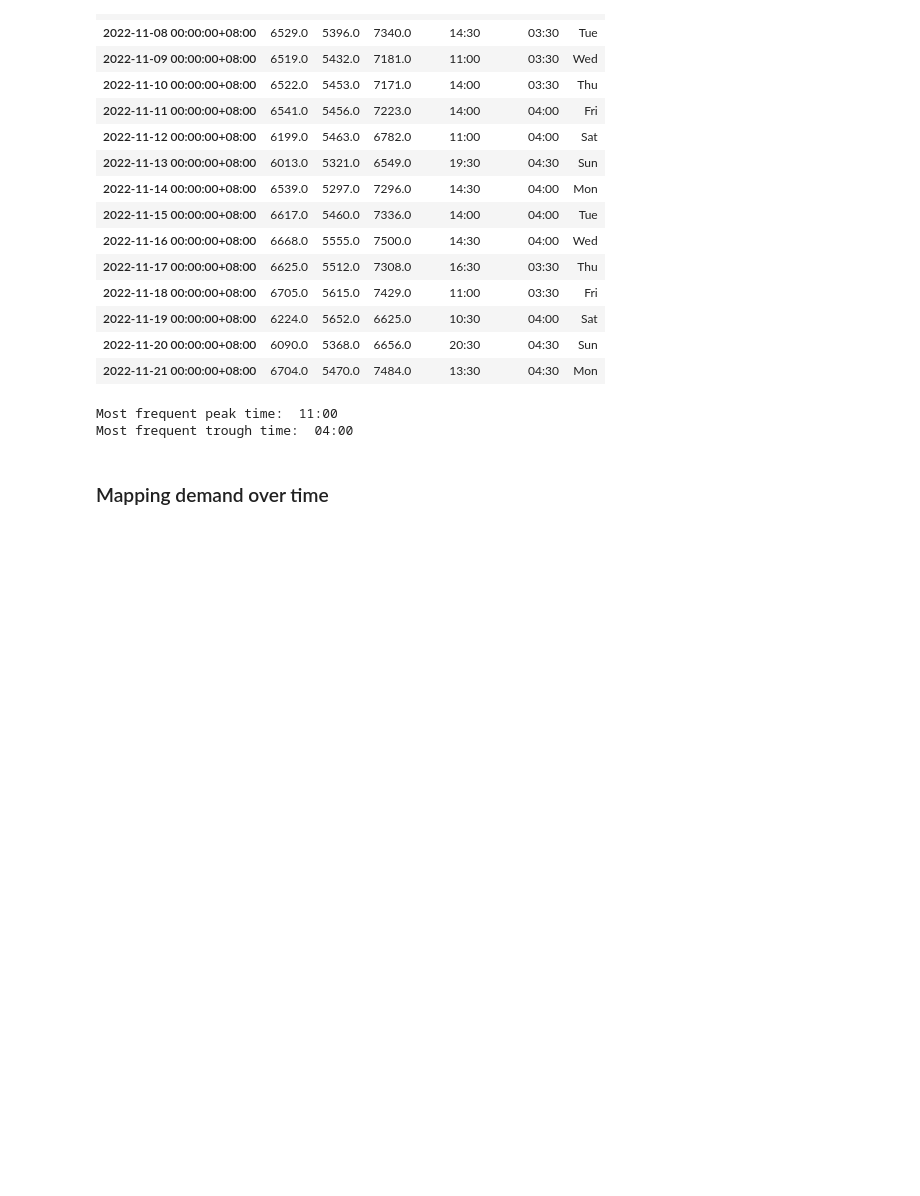
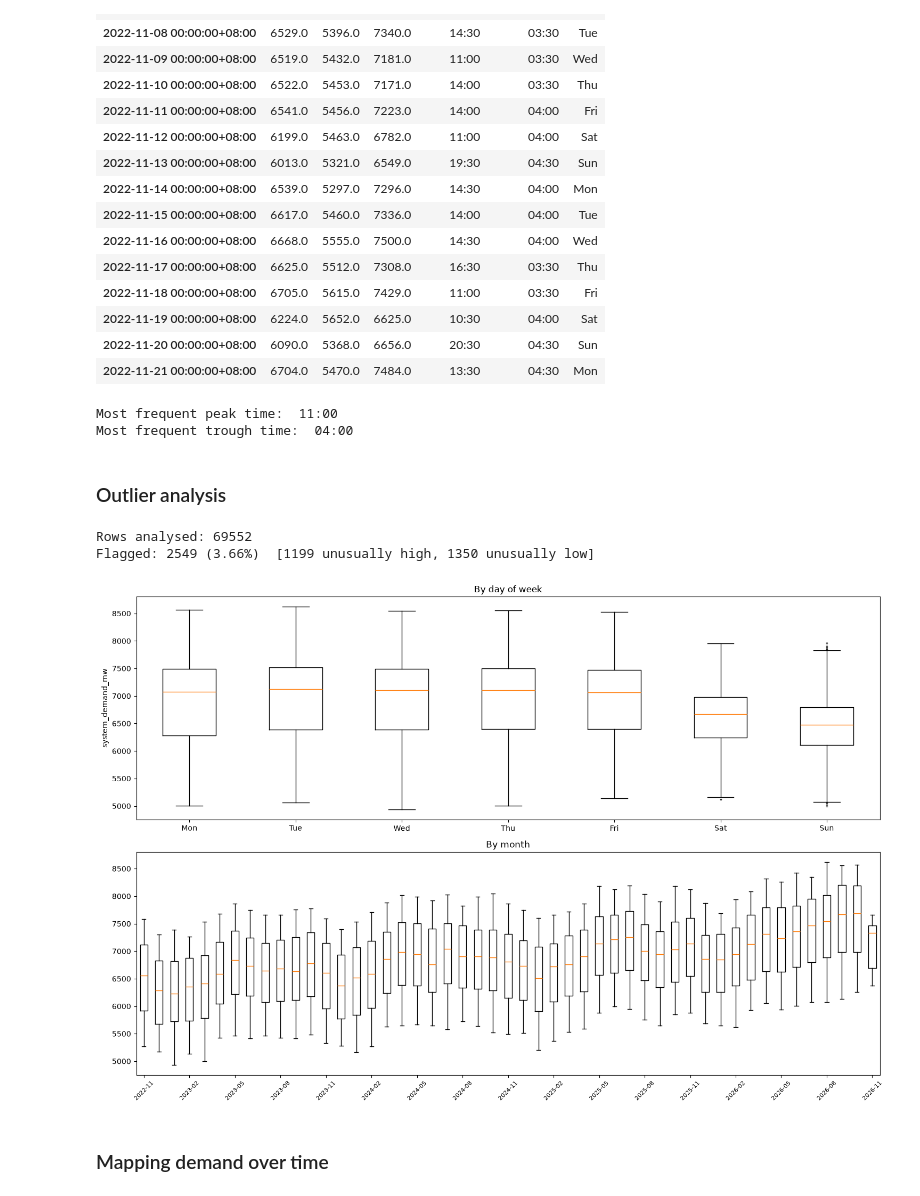
Before and after one commit to Sagnik2810Sarkar/EnergyOracle, a Jupyter notebook: src/feat_engg_eda.ipynb, the cells around one changed output. Saved outputs shown, nothing was run; the diff lists cells and outputs as text; code cells hidden in the pictures; blank space fills up the shorter version.

```diff
--- a/src/feat_engg_eda.ipynb
+++ b/src/feat_engg_eda.ipynb
@@ -382,6 +382,48 @@ print("Most frequent trough time: ",daily["trough_time"].mode()[0])
 # %% [output]
 Most frequent peak time:  11:00
 Most frequent trough time:  04:00
+# %% [markdown]
+### Outlier analysis
+# %%
+df_w = feats.assign(wow=feats[cfg.target_col] - feats["lag_7D"]).dropna(subset=["wow"])
+
+# IQR calculated separately for each hour of day
+q = df_w.groupby("hour")["wow"].quantile([.25, .75]).unstack()
+iqr_h = q[0.75] - q[0.25]
+df_w["lo"] = df_w["hour"].map(q[0.25] - 1.5 * iqr_h)
+df_w["hi"] = df_w["hour"].map(q[0.75] + 1.5 * iqr_h)
+df_w["outlier"] = (df_w["wow"] < df_w["lo"]) | (df_w["wow"] > df_w["hi"])
+
+n_hi = int((df_w["wow"] > df_w["hi"]).sum())
+n_lo = int((df_w["wow"] < df_w["lo"]).sum())
+print(f"Rows analysed: {len(df_w)}")
+print(f"Flagged: {n_hi + n_lo} ({(n_hi + n_lo) / len(df_w) * 100:.2f}%)  "
+      f"[{n_hi} unusually high, {n_lo} unusually low]")
+# %% [output]
+Rows analysed: 69552
+Flagged: 2549 (3.66%)  [1199 unusually high, 1350 unusually low]
+# %%
+dow_order = ["Mon", "Tue", "Wed", "Thu", "Fri", "Sat", "Sun"]
+months = sorted(y.groupby(y.index.strftime("%Y-%m")).groups)
+by_month = y.groupby(y.index.strftime("%Y-%m"))
+
+fig, axs = plt.subplots(2,1 , figsize=(15, 10))
+
+data = [feats.loc[feats["day_of_week"] == d, cfg.target_col].values for d in range(7)]
+axs[0].boxplot(data, flierprops=dict(marker=".", markersize=3, alpha=.4))
+axs[0].set_xticks(range(1, 8)); axs[0].set_xticklabels(dow_order)
+axs[0].set_title("By day of week"); axs[0].set_ylabel(cfg.target_col)
+
+data = [by_month.get_group(m).values for m in months]
+axs[1].boxplot(data, flierprops=dict(marker=".", markersize=3, alpha=.4))
+step_lbl = 3
+axs[1].set_xticks(range(1, len(months) + 1, step_lbl))
+axs[1].set_xticklabels(months[::step_lbl], rotation=45, fontsize=8)
+axs[1].set_title("By month")
+fig.tight_layout()
+plt.show()
+# %% [output]
+[figure, added]
 # %% [markdown]
 ### Mapping demand over time
 # %%
```
Also changed, not shown: parts of 11 cells of this notebook.
